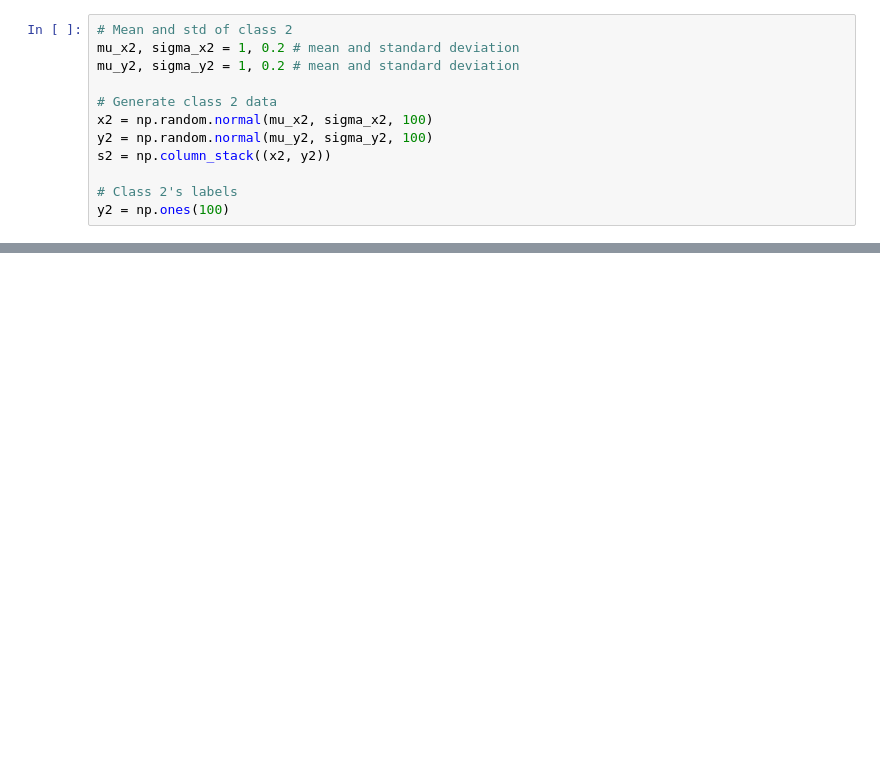
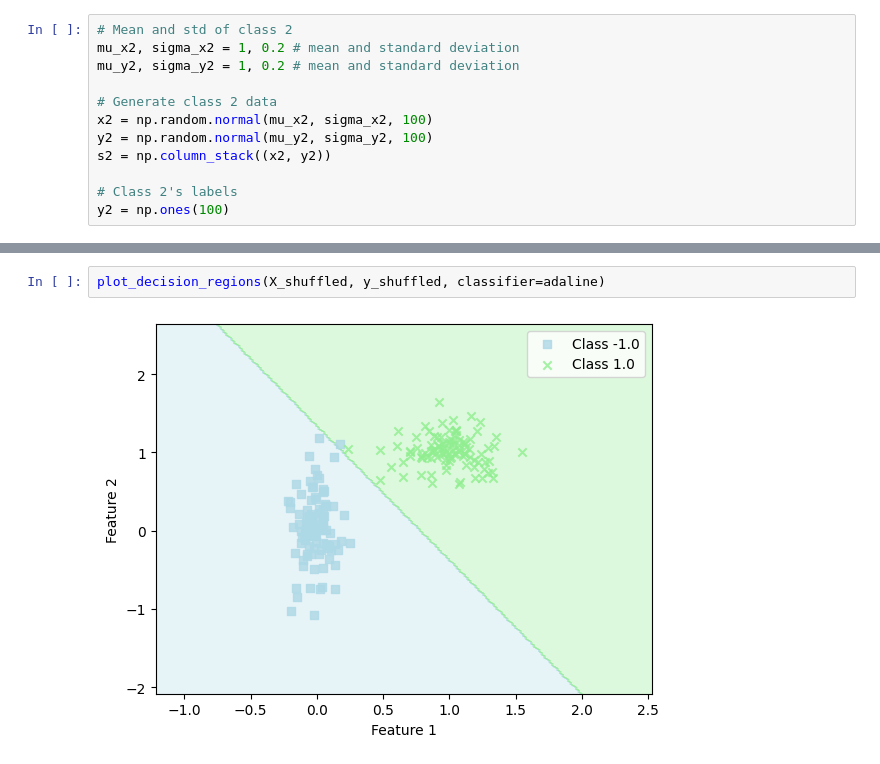
Before and after one commit to mjmousavi97/Deep-Learning-Tehran-uni, a Jupyter notebook: HomeWorks/01 HW/Q2.ipynb, the cells around one changed output, grey strips where cells are left out. Cells and saved outputs as stored; diff of their text form; blank space fills up the shorter version.

```diff
--- a/HomeWorks/01 HW/Q2.ipynb
+++ b/HomeWorks/01 HW/Q2.ipynb
@@ -66,0 +395,4 @@ plt.show()
+# %%
+plot_decision_regions(X_shuffled, y_shuffled, classifier=adaline)
+# %% [output]
+[figure, added]
```
Also changed, not shown: parts of 9 cells of this notebook.
